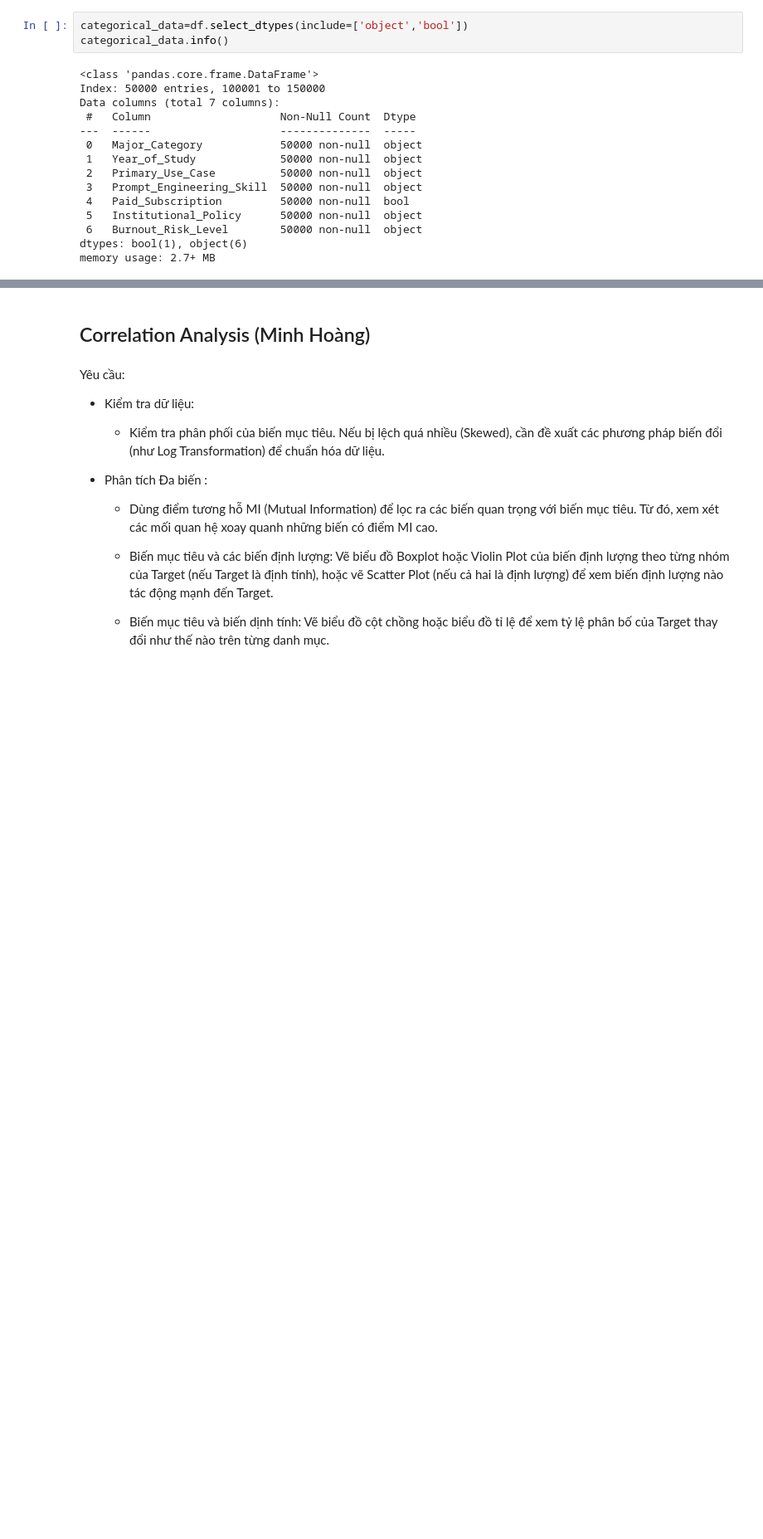
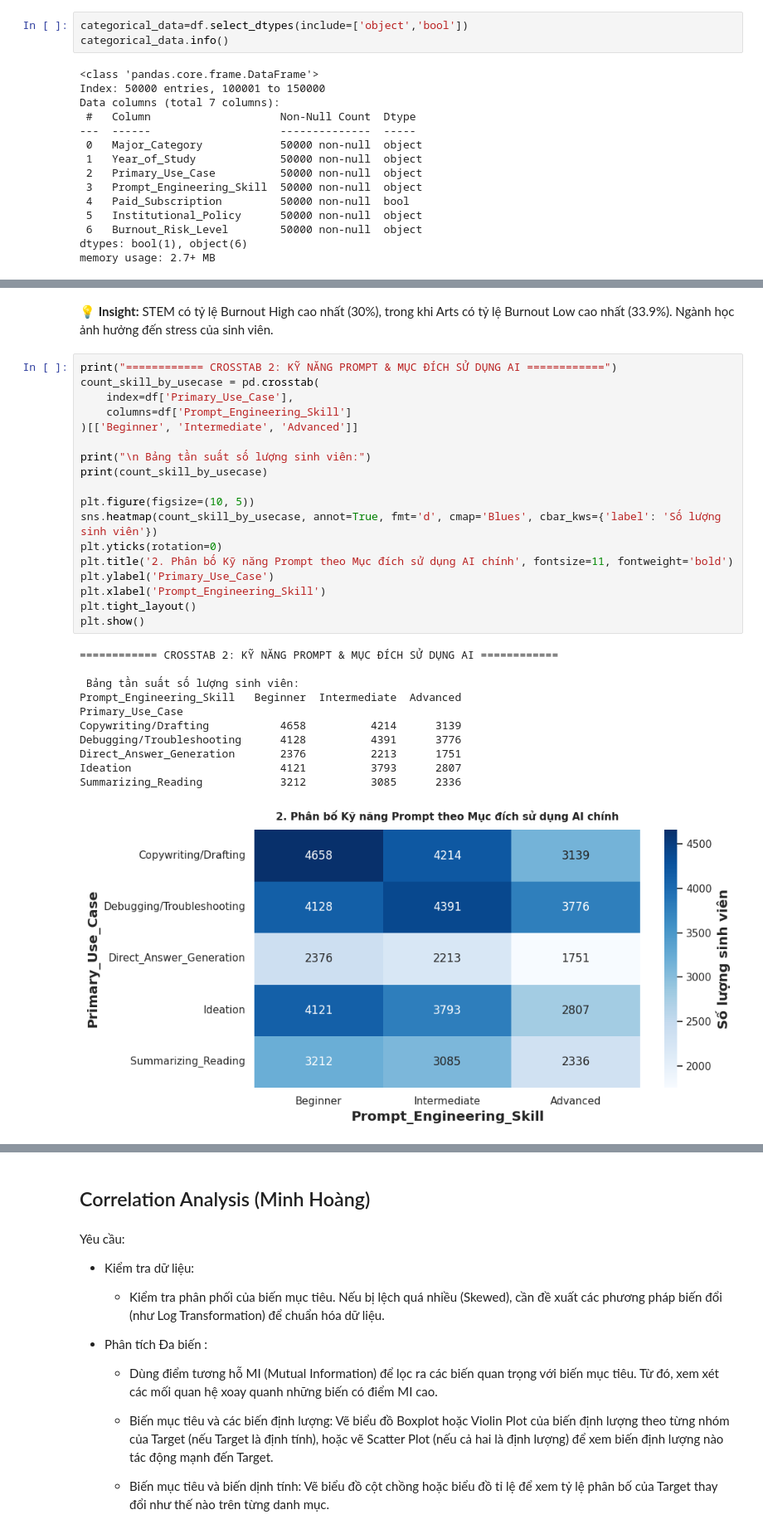
Before and after one commit to MEdan-US/Mini-Project, a Jupyter notebook: mini_project.ipynb, the cells around one changed output, grey strips where cells are left out. Shown at 83% size. Saved outputs shown, nothing was run; the diff lists cells and outputs as text; blank space fills up the shorter version.

```diff
--- a/mini_project.ipynb
+++ b/mini_project.ipynb
@@ -132,0 +284,32 @@ memory usage: 2.7+ MB
+# %% [markdown]
+**💡 Insight:** STEM có tỷ lệ Burnout High cao nhất (30%), trong khi Arts có tỷ lệ Burnout Low cao nhất (33.9%). Ngành học ảnh hưởng đến stress của sinh viên.
+# %%
+print("============ CROSSTAB 2: KỸ NĂNG PROMPT & MỤC ĐÍCH SỬ DỤNG AI ============")
+count_skill_by_usecase = pd.crosstab(
+    index=df['Primary_Use_Case'],
+    columns=df['Prompt_Engineering_Skill']
+)[['Beginner', 'Intermediate', 'Advanced']]
+
+print("\n Bảng tần suất số lượng sinh viên:")
+print(count_skill_by_usecase)
+
+plt.figure(figsize=(10, 5))
+sns.heatmap(count_skill_by_usecase, annot=True, fmt='d', cmap='Blues', cbar_kws={'label': 'Số lượng sinh viên'})
+plt.yticks(rotation=0)
+plt.title('2. Phân bố Kỹ năng Prompt theo Mục đích sử dụng AI chính', fontsize=11, fontweight='bold')
+plt.ylabel('Primary_Use_Case')
+plt.xlabel('Prompt_Engineering_Skill')
+plt.tight_layout()
+plt.show()
+# %% [output]
+============ CROSSTAB 2: KỸ NĂNG PROMPT & MỤC ĐÍCH SỬ DỤNG AI ============
+
+ Bảng tần suất số lượng sinh viên:
+Prompt_Engineering_Skill   Beginner  Intermediate  Advanced
+Primary_Use_Case
+Copywriting/Drafting           4658          4214      3139
+Debugging/Troubleshooting      4128          4391      3776
+Direct_Answer_Generation       2376          2213      1751
+Ideation                       4121          3793      2807
+Summarizing_Reading            3212          3085      2336
+[figure, added]
```
Also changed, not shown: parts of 15 cells of this notebook.
